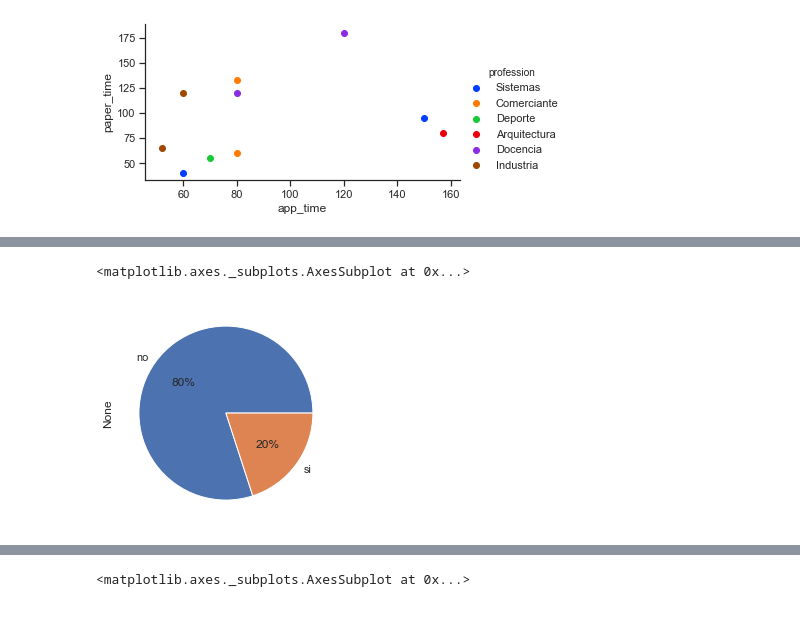
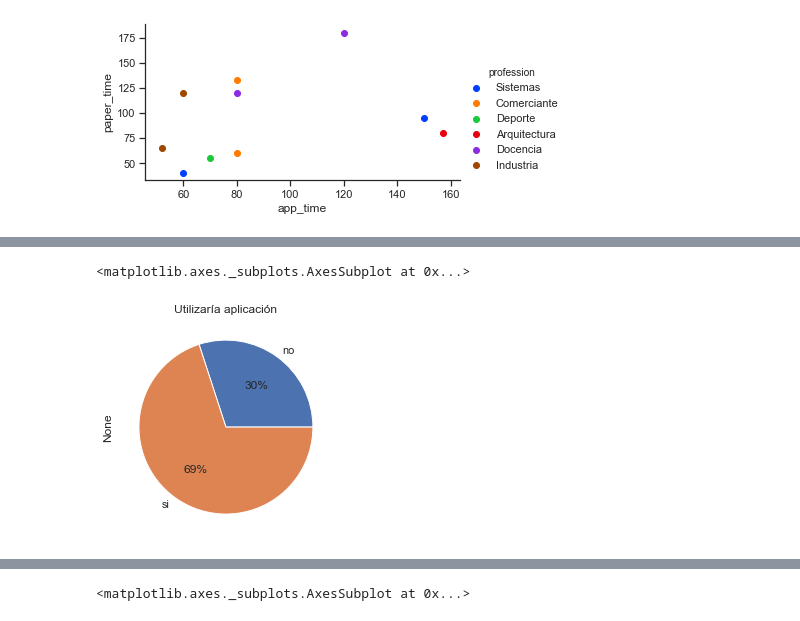
Before and after one commit to alefherrera/my-order-data, a Jupyter notebook: notebook.ipynb, the cells around one changed output, grey strips where cells are left out. Saved outputs shown, nothing was run; the diff lists cells and outputs as text; code cells hidden in the pictures.

```diff
--- a/notebook.ipynb
+++ b/notebook.ipynb
@@ -194,5 +180,5 @@ df.groupby("use_delivery").size().plot.pie(autopct='%d%%')
 # %%
-df.groupby("use_restaurant").size().plot.pie(autopct='%d%%')
+df.groupby("would_use").size().plot.pie(autopct='%d%%', title="Utilizaría aplicación")
 # %% [output]
 <matplotlib.axes._subplots.AxesSubplot at 0x...>
-[figure, old version]
+[figure, new version]
```
Also changed, not shown: parts of 59 cells of this notebook, 2 other files.
